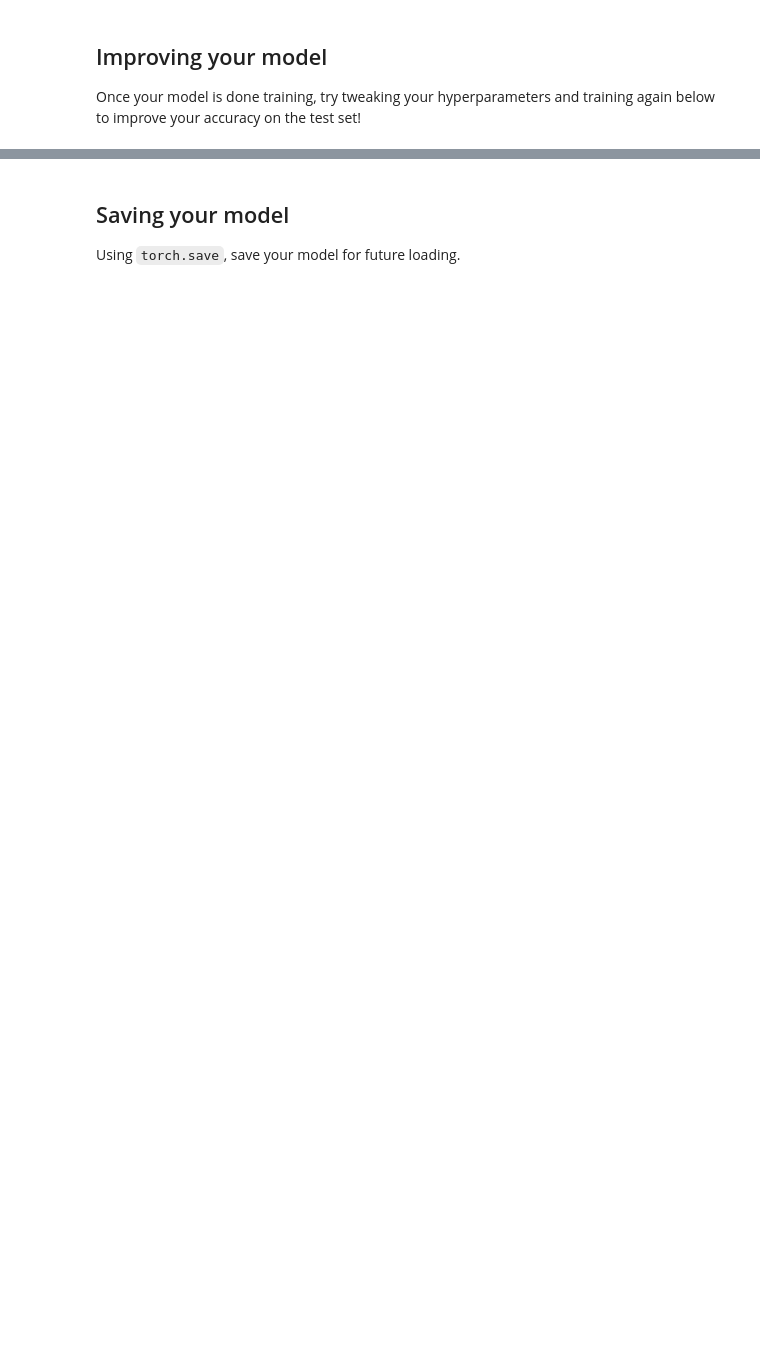
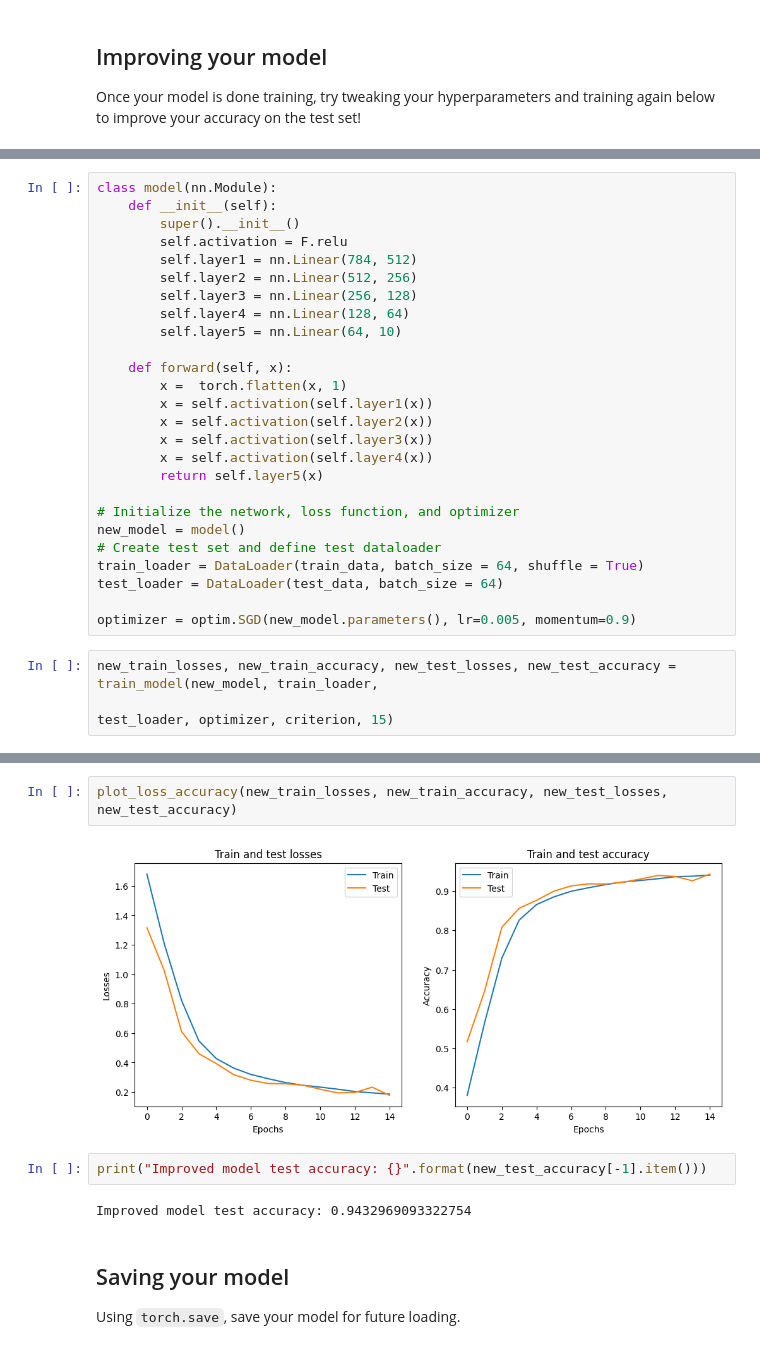
Before and after one commit to Mach-web/Developing-a-Handwritten-Digits-Classifier, a Jupyter notebook: MNIST_Handwritten_Digits-STARTER.ipynb, the cells around one changed output, grey strips where cells are left out. Cells and saved outputs as stored; diff of their text form; blank space fills up the shorter version.

```diff
--- a/MNIST_Handwritten_Digits-STARTER.ipynb
+++ b/MNIST_Handwritten_Digits-STARTER.ipynb
@@ -282,0 +310,29 @@ Once your model is done training, try tweaking your hyperparameters and training
+# %%
+class model(nn.Module):
+    def __init__(self):
+        super().__init__()
+        self.activation = F.relu
+        self.layer1 = nn.Linear(784, 512)
+        self.layer2 = nn.Linear(512, 256)
+        self.layer3 = nn.Linear(256, 128)
+        self.layer4 = nn.Linear(128, 64)
+        self.layer5 = nn.Linear(64, 10)
+
+    def forward(self, x):
+        x =  torch.flatten(x, 1)
+        x = self.activation(self.layer1(x))
+        x = self.activation(self.layer2(x))
+        x = self.activation(self.layer3(x))
+        x = self.activation(self.layer4(x))
+        return self.layer5(x)
+
+# Initialize the network, loss function, and optimizer
+new_model = model()
+# Create test set and define test dataloader
+train_loader = DataLoader(train_data, batch_size = 64, shuffle = True)
+test_loader = DataLoader(test_data, batch_size = 64)
+
+optimizer = optim.SGD(new_model.parameters(), lr=0.005, momentum=0.9)
+# %%
+new_train_losses, new_train_accuracy, new_test_losses, new_test_accuracy = train_model(new_model, train_loader,
+                                                                                      test_loader, optimizer, criterion, 15)
@@ -283,3 +357,11 @@ Once your model is done training, try tweaking your hyperparameters and training
+# %%
+plot_loss_accuracy(new_train_losses, new_train_accuracy, new_test_losses, new_test_accuracy)
+# %% [output]
+[figure, added]
+# %%
+print("Improved model test accuracy: {}".format(new_test_accuracy[-1].item()))
+# %% [output]
+Improved model test accuracy: 0.9432969093322754
 # %% [markdown]
 ## Saving your model
 Using `torch.save`, save your model for future loading.
```
Also changed, not shown: parts of 14 cells of this notebook.
